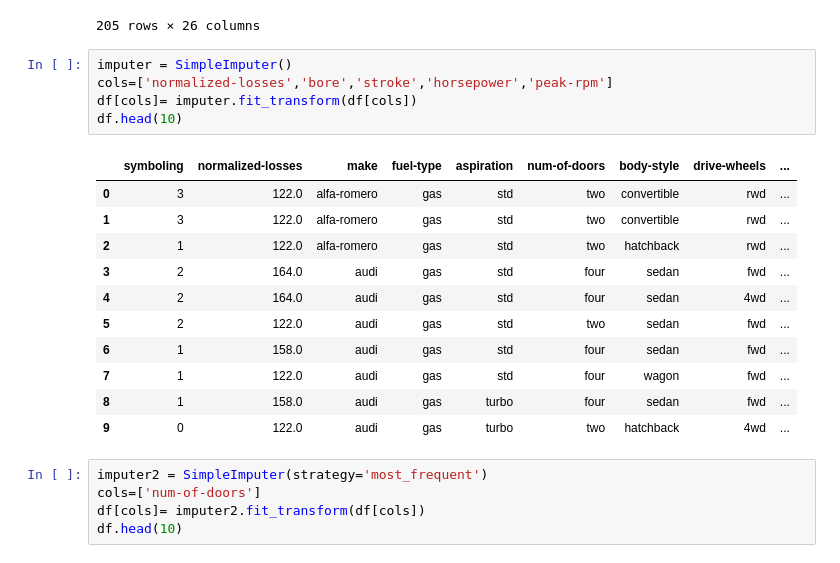
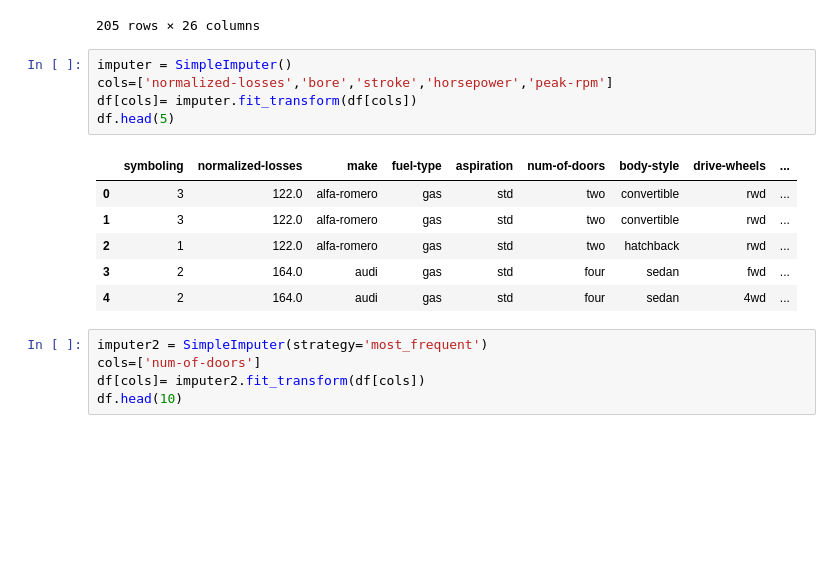
Before and after one commit to MayankMCA/Ml, a Jupyter notebook: practice3/automibile.ipynb, the cells around one changed output. Cells and saved outputs as stored; diff of their text form; blank space fills up the shorter version.

```diff
--- a/practice3/automibile.ipynb
+++ b/practice3/automibile.ipynb
@@ -84,20 +84,15 @@ df
 # %%
 imputer = SimpleImputer()
 cols=['normalized-losses','bore','stroke','horsepower','peak-rpm']
 df[cols]= imputer.fit_transform(df[cols])
-df.head(10)
+df.head(5)
 # %% [output]
 |  | symboling | normalized-losses | make | fuel-type | aspiration | num-of-doors | body-style | drive-wheels | ... |
 | 0 | 3 | 122.0 | alfa-romero | gas | std | two | convertible | rwd | ... |
 | 1 | 3 | 122.0 | alfa-romero | gas | std | two | convertible | rwd | ... |
 | 2 | 1 | 122.0 | alfa-romero | gas | std | two | hatchback | rwd | ... |
 | 3 | 2 | 164.0 | audi | gas | std | four | sedan | fwd | ... |
 | 4 | 2 | 164.0 | audi | gas | std | four | sedan | 4wd | ... |
-| 5 | 2 | 122.0 | audi | gas | std | two | sedan | fwd | ... |
-| 6 | 1 | 158.0 | audi | gas | std | four | sedan | fwd | ... |
-| 7 | 1 | 122.0 | audi | gas | std | four | wagon | fwd | ... |
-| 8 | 1 | 158.0 | audi | gas | turbo | four | sedan | fwd | ... |
-| 9 | 0 | 122.0 | audi | gas | turbo | two | hatchback | 4wd | ... |
 # %%
 imputer2 = SimpleImputer(strategy='most_frequent')
 cols=['num-of-doors']
```
Also changed, not shown: parts of 1 cell of this notebook, 6 other files.
